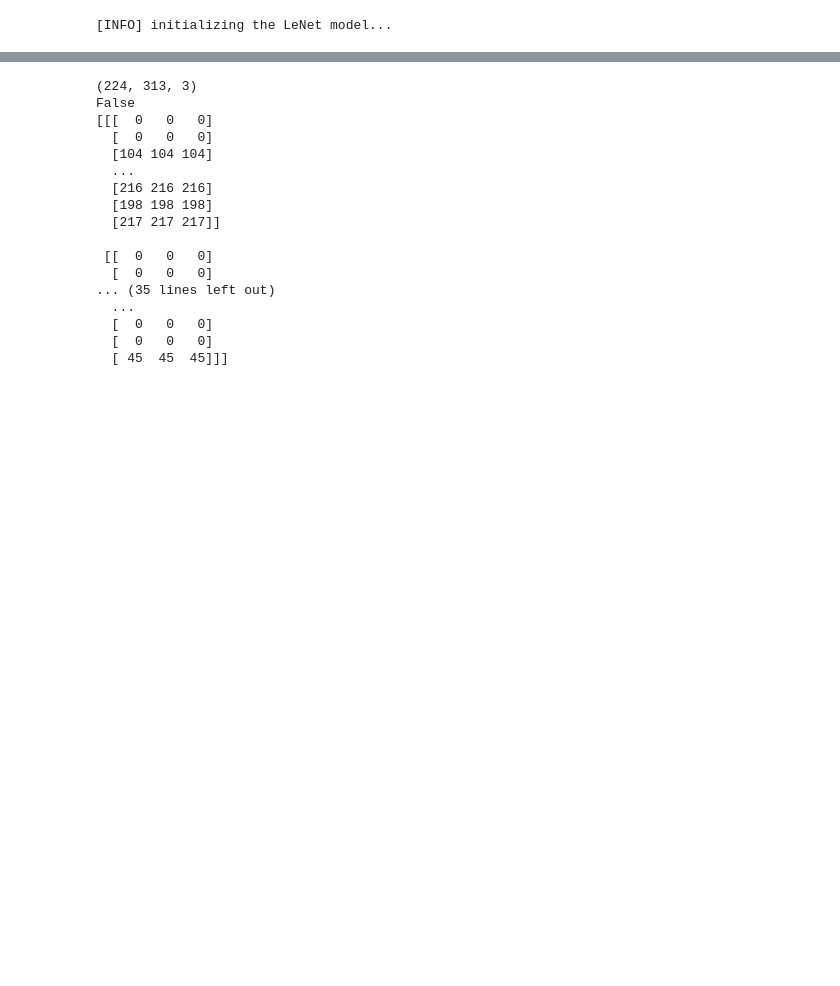
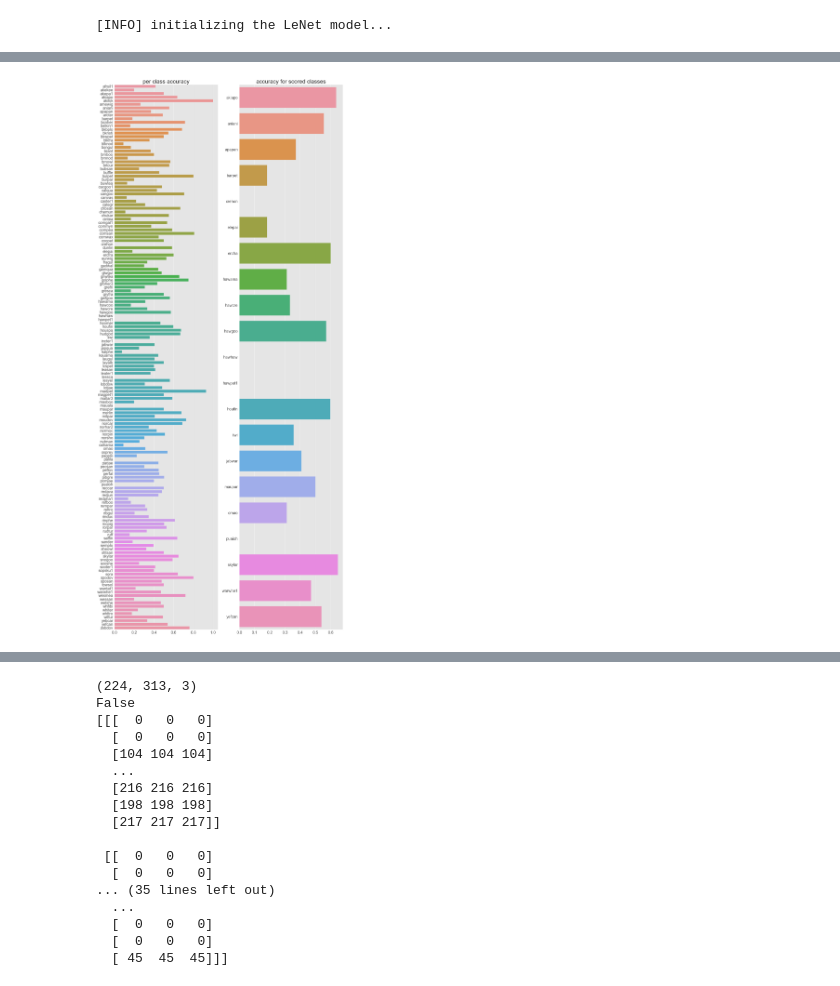
Before and after one commit to HuBaX/birdclef2022, a Jupyter notebook: model.ipynb, the cells around one changed output, grey strips where cells are left out. Saved outputs shown, nothing was run; the diff lists cells and outputs as text; code cells hidden in the pictures; blank space fills up the shorter version.

```diff
--- a/model.ipynb
+++ b/model.ipynb
@@ -380 +384,21 @@ print(f"[INFO] total time taken to train the model: {(endTime - startTime) / 60
 ... (9 outputs left out)
+# %%
+data_src = "../birdclef-2022-data"
+with open(f"{data_src}/scored_birds.json") as f:
+    scored = json.load(f)
+
+scored = le.transform(scored)
+acc_scored = [class_acc[-1][x] for x in scored]
+with open(f"{data_src}/scored_birds.json") as f:
+    scored = json.load(f)
+
+output = f"""
+last epoch values:
+train loss: {H["train_loss"][-1]}
+train acc: 	{H["train_acc"][-1]}
+val loss:	{H["val_loss"][-1]}
+val acc: 	{H["val_acc"][-1]}
+F1: 		{H['f1score'][-1]}
+"""
+print(output)
+print(f"per class accuracy after last epoch: \n {class_acc[-1]}")
@@ -381,3 +423,15 @@ print(f"[INFO] total time taken to train the model: {(endTime - startTime) / 60
+# %%
+#print(class_acc[-1])
+plt.style.use("ggplot")
+plt.rcParams['font.size'] = 20
+fig, ax = plt.subplots(nrows = 1, ncols = 2, figsize = (18,40))
+sns.barplot(x=class_acc[-1], y=os.listdir(IMAGE_PATH), ax = ax[0])
+sns.barplot(x=acc_scored, y=scored, ax = ax[1], dodge=False)
+ax[0].set_title("per class accuracy")
+ax[1].set_title("accuracy for scored classes")
+plt.tight_layout()
+# %% [output]
+[figure, added]
 # %%
 # plot the training loss and accuracy
 plt.style.use("ggplot")
```
Also changed, not shown: parts of 5 cells of this notebook, 4 other files.
